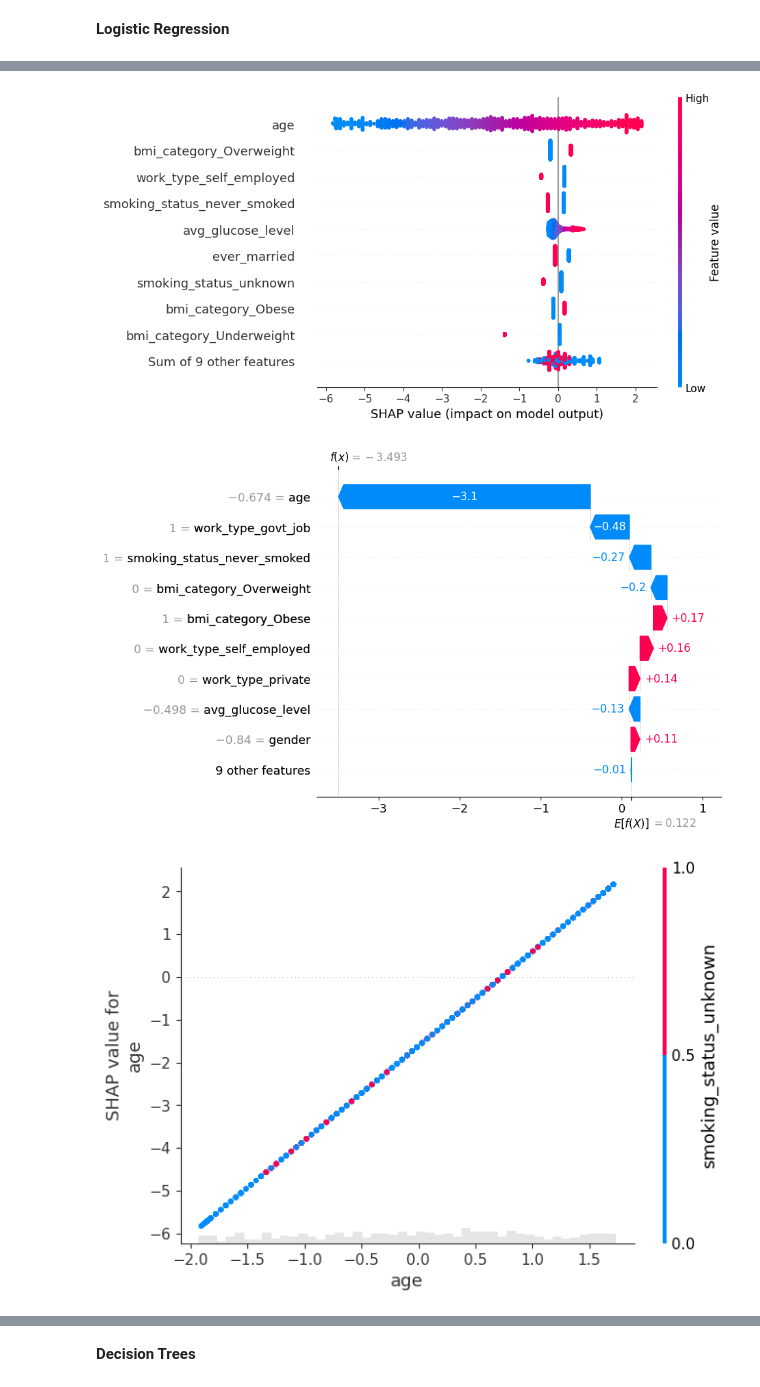
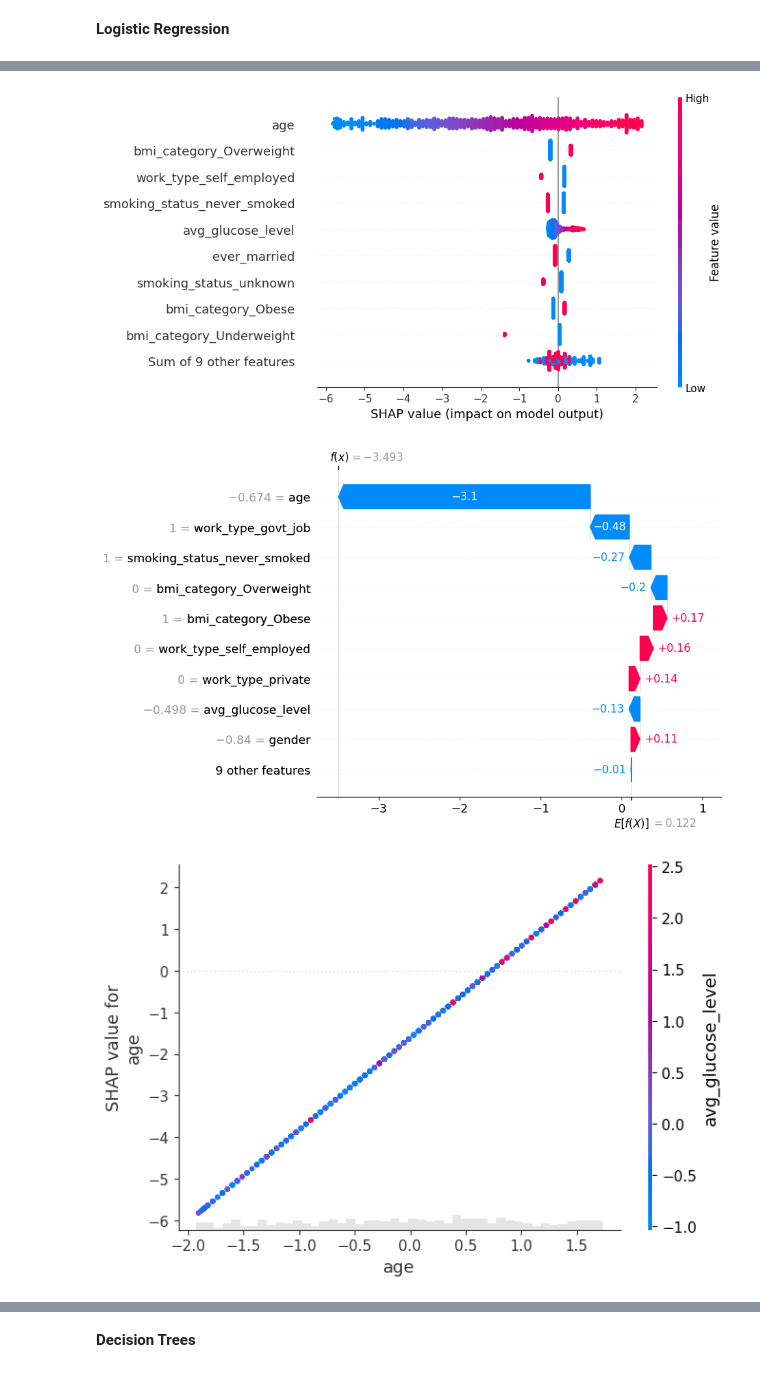
Before and after one commit to zen-0wl/XAl-on-healthcare-diagnostics, a Jupyter notebook: version_3.0/sci-xai/whitebox_enc.ipynb, the cells around one changed output, grey strips where cells are left out. Saved outputs shown, nothing was run; the diff lists cells and outputs as text; code cells hidden in the pictures.

```diff
--- a/version_3.0/sci-xai/whitebox_enc.ipynb
+++ b/version_3.0/sci-xai/whitebox_enc.ipynb
@@ -94,7 +94,7 @@ shap.plots.beeswarm(shap_values)
 
 # === Local Explanation for an Instance ===
 shap.plots.waterfall(shap_values[0])
-shap.plots.scatter(shap_values[:, "age"], color=shap_values)
+shap.plots.scatter(shap_values[:, "age"], color=shap_values[:, "avg_glucose_level"])
 
 # === LIME Explanation ===
 lime_explainer = LimeTabularExplainer(
@@ -114,7 +114,7 @@ lime_exp = lime_explainer.explain_instance(
     num_features=10
 )
 
-lime_exp.show_in_notebook()
+display(HTML(lime_exp.as_html()))
 
 # === ELI5 Explanation ===
 # Global (weights)
@@ -139,34 +139,34 @@ custom_css = """
     .eli5 .feature-weights td, .eli5 .feature-weights th {
         padding: 10px !important;
         color: #333333 !important; /* Dark text */
         font-size: 14px !important; /* Better font size */
     }
     .eli5 .feature-weights th {
         background-color: #E8E8E8 !important; /* Light gray for headers */
     }
     .eli5 .feature-weights .highlight {
         color: #000000 !important;  /* Black text for highlights */
         background-color: #FFD700 !important;  /* Gold background for highlights */
     }
 </style>
 """
 
 # Display the explanation with custom CSS
 display(HTML(custom_css + explanation_html))
 
 # Local (instance) explanation
 explanation_local = eli5.show_prediction(log_reg_model, instance_to_explain, feature_names=clean_feature_names)
 
 # Convert local explanation to HTML
 explanation_local_html = explanation_local.data
 
 # Display the local explanation with custom CSS
 display(HTML(custom_css + explanation_local_html))
 # %% [output]
 [figure]
 [figure]
 [figure]
-[figure, old version]
+[figure, new version]
 [interactive output not drawn]
 y=1 top features
 | Weight? | Feature |
```
Also changed, not shown: parts of 3 cells of this notebook, 6 other files.
